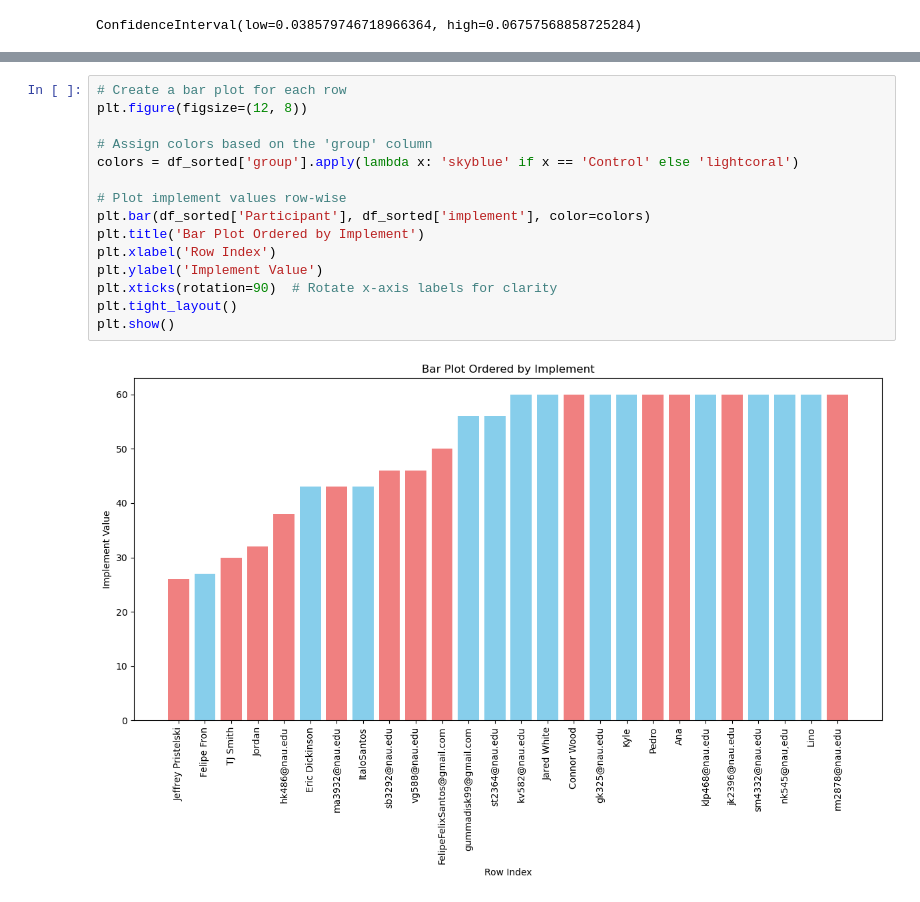
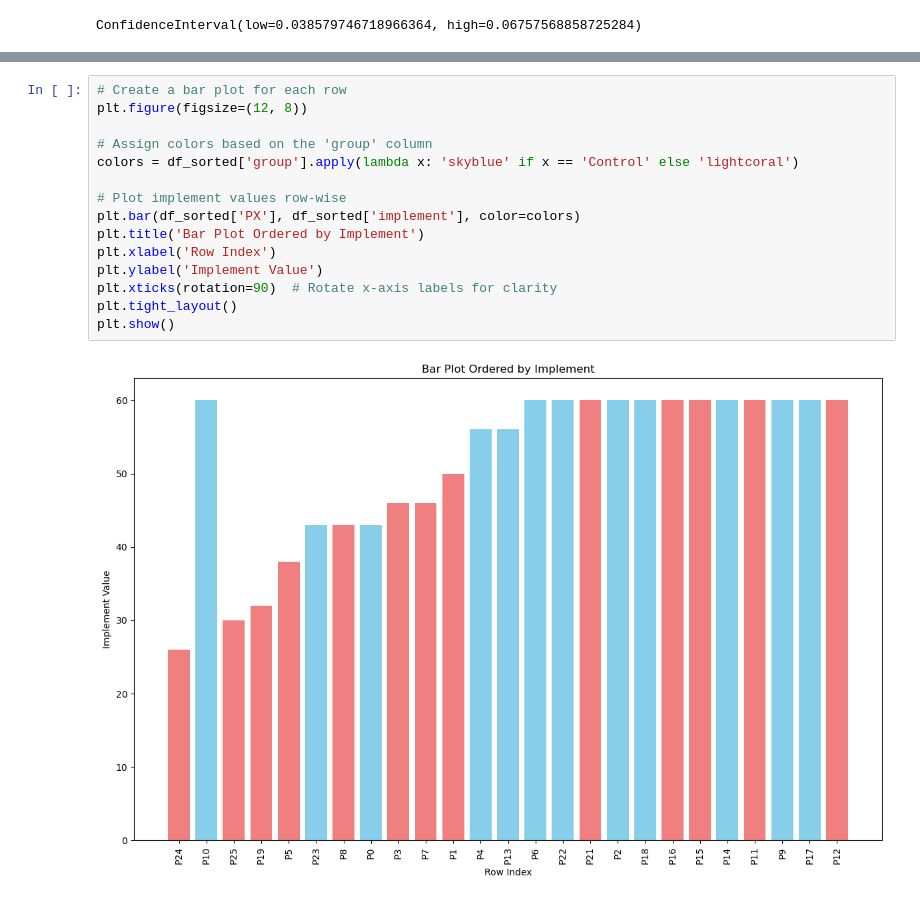
Before and after one commit to fabiojavamarcos/MilestonesExperiments, a Jupyter notebook: plots-Nov24.ipynb, the cells around one changed output, grey strips where cells are left out. Cells and saved outputs as stored; diff of their text form.

Commit message:
plot updates

```diff
--- a/plots-Nov24.ipynb
+++ b/plots-Nov24.ipynb
@@ -901,20 +901,20 @@ df_sorted
 # %%
 # Create a bar plot for each row
 plt.figure(figsize=(12, 8))
 
 # Assign colors based on the 'group' column
 colors = df_sorted['group'].apply(lambda x: 'skyblue' if x == 'Control' else 'lightcoral')
 
 # Plot implement values row-wise
-plt.bar(df_sorted['Participant'], df_sorted['implement'], color=colors)
+plt.bar(df_sorted['PX'], df_sorted['implement'], color=colors)
 plt.title('Bar Plot Ordered by Implement')
 plt.xlabel('Row Index')
 plt.ylabel('Implement Value')
 plt.xticks(rotation=90)  # Rotate x-axis labels for clarity
 plt.tight_layout()
 plt.show()
 # %% [output]
-[figure, old version]
+[figure, new version]
 # %%
 # Create a bar plot for each row ordered by 'implement'
 plt.figure(figsize=(12, 8))
```
Also changed, not shown: parts of 3 cells of this notebook, 12 other files.
